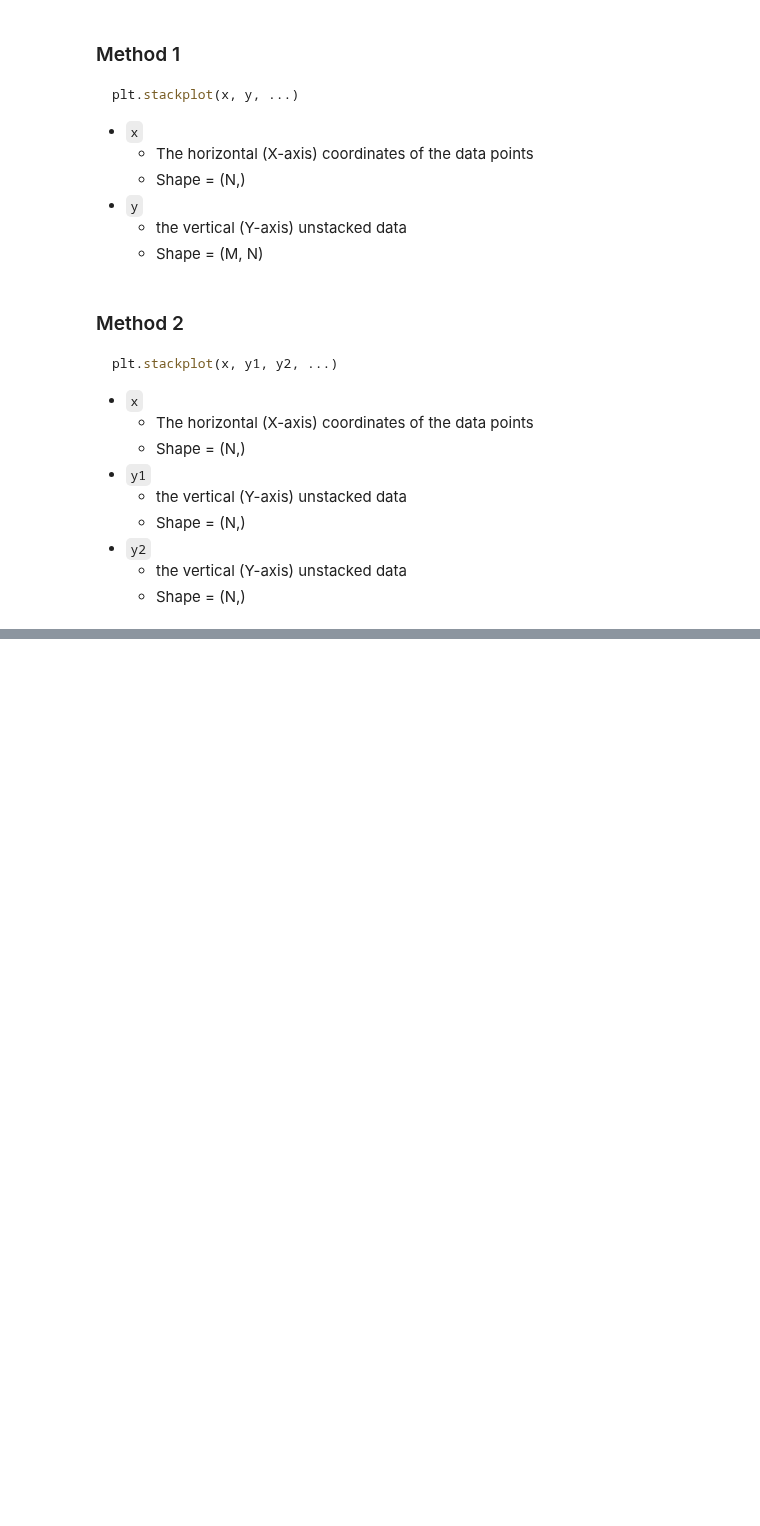
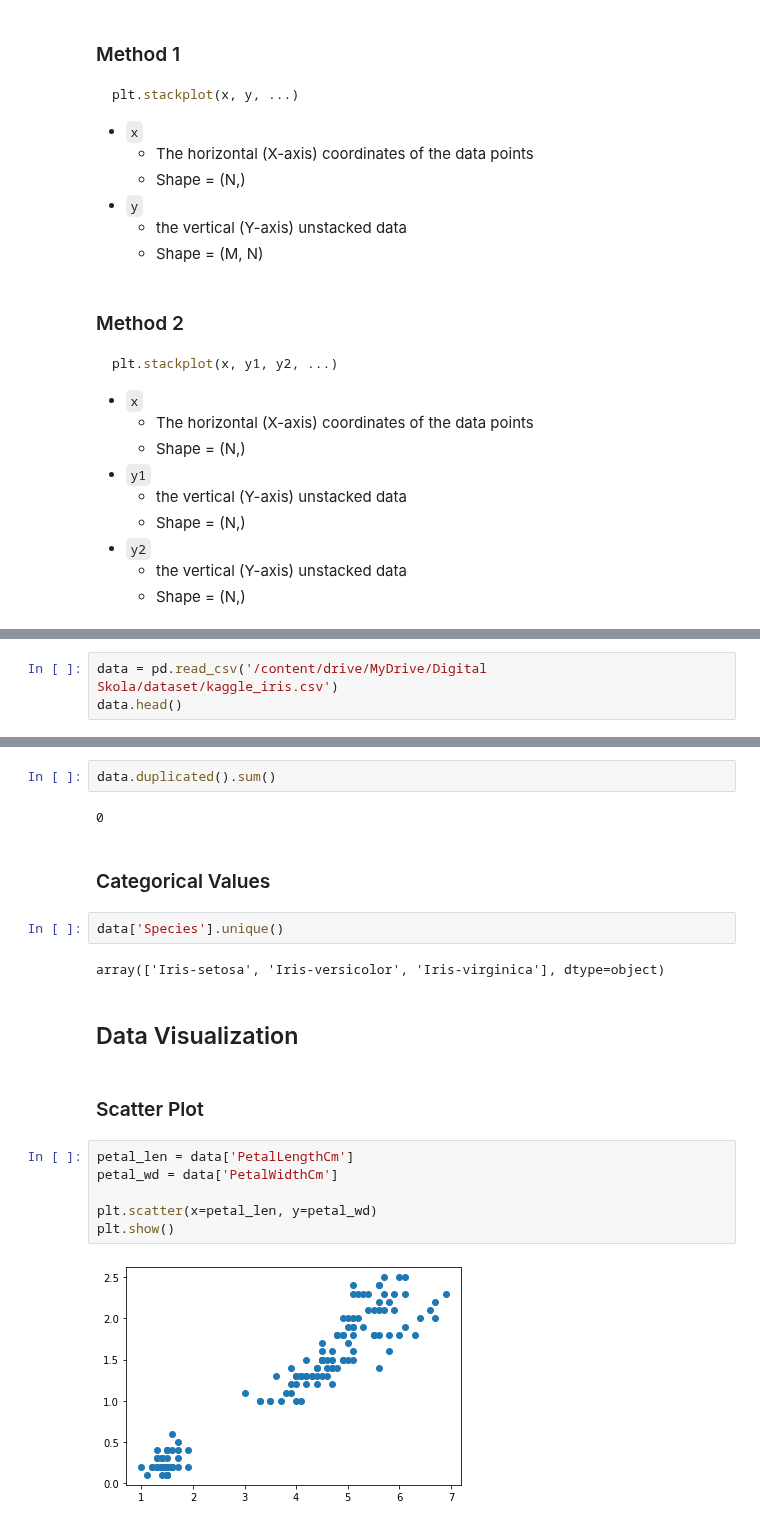
Before and after one commit to adhang/data-science-digital-skola, a Jupyter notebook: 15. Intermediate Visualization/Homework - Intermediate Visualization.ipynb, the cells around one changed output, grey strips where cells are left out. Cells and saved outputs as stored; diff of their text form; blank space fills up the shorter version.

```diff
--- a/15. Intermediate Visualization/Homework - Intermediate Visualization.ipynb
+++ b/15. Intermediate Visualization/Homework - Intermediate Visualization.ipynb
@@ -115,0 +131,3 @@ plt.stackplot(x, y1, y2, ...)
+# %%
+data = pd.read_csv('/content/drive/MyDrive/Digital Skola/dataset/kaggle_iris.csv')
+data.head()
@@ -115,0 +187,22 @@ plt.stackplot(x, y1, y2, ...)
+# %%
+data.duplicated().sum()
+# %% [output]
+0
+# %% [markdown]
+### Categorical Values
+# %%
+data['Species'].unique()
+# %% [output]
+array(['Iris-setosa', 'Iris-versicolor', 'Iris-virginica'], dtype=object)
+# %% [markdown]
+## Data Visualization
+# %% [markdown]
+### Scatter Plot
+# %%
+petal_len = data['PetalLengthCm']
+petal_wd = data['PetalWidthCm']
+
+plt.scatter(x=petal_len, y=petal_wd)
+plt.show()
+# %% [output]
+[figure, added]
```
Also changed, not shown: parts of 28 cells of this notebook.
